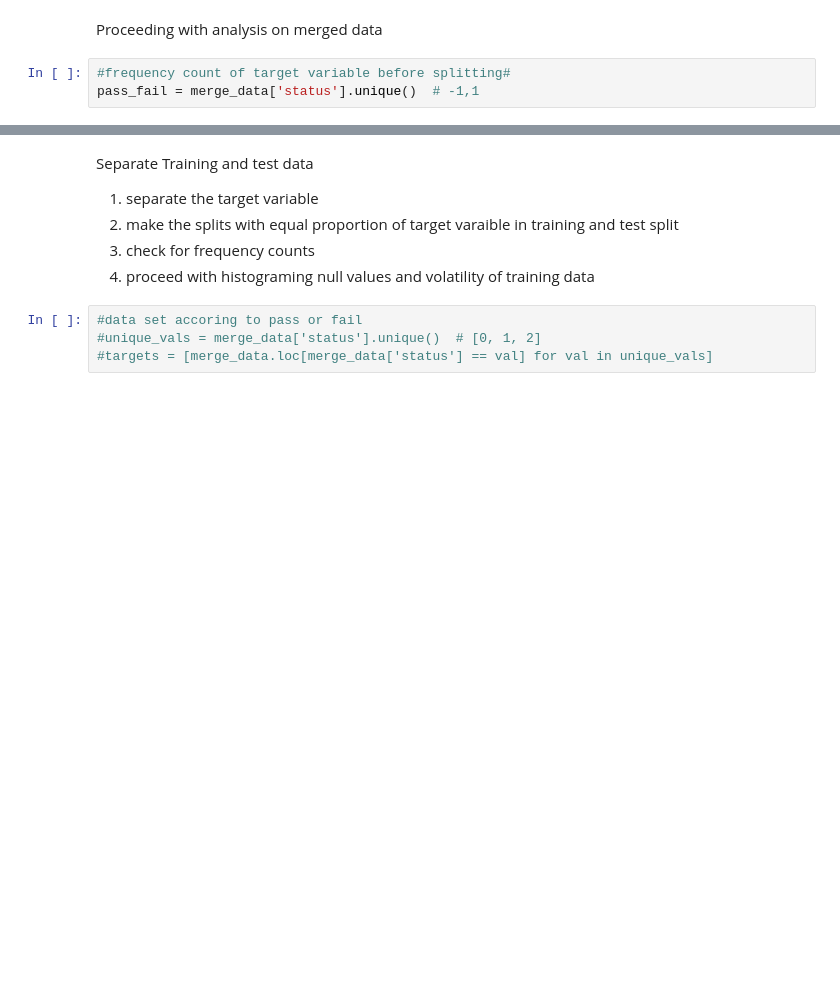
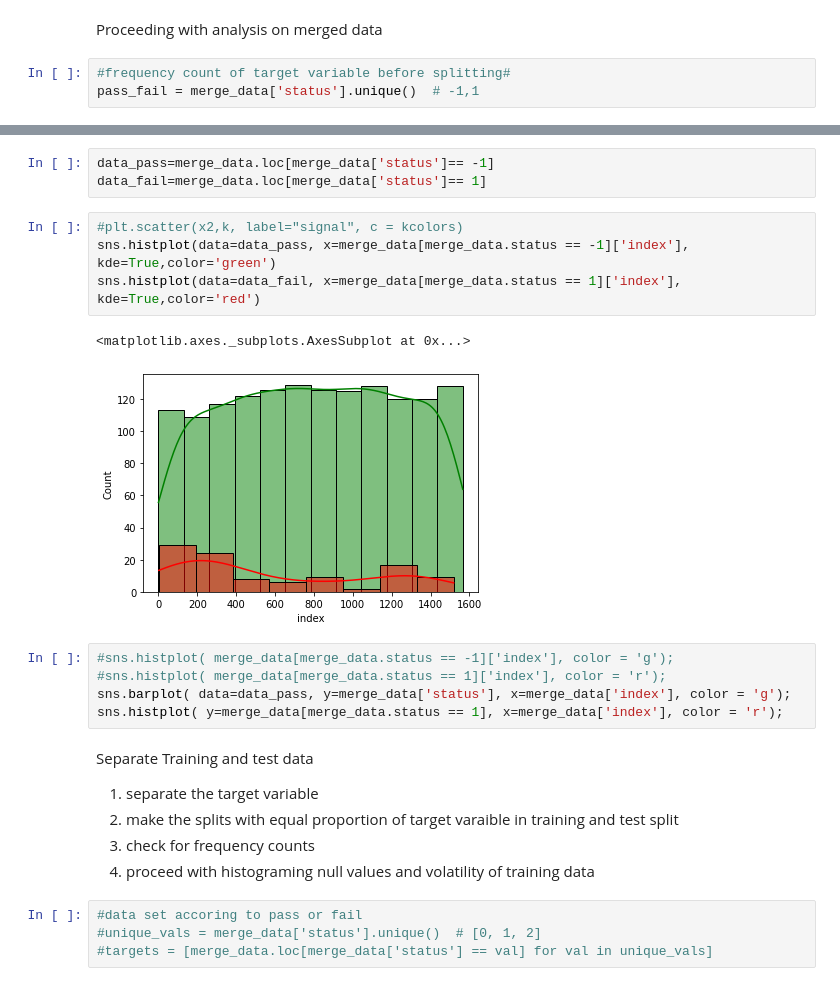
Before and after one commit to hinatanvir/Fault-Detection-SECOM, a Jupyter notebook: EDA.ipynb, the cells around one changed output, grey strips where cells are left out. Saved outputs shown, nothing was run; the diff lists cells and outputs as text; blank space fills up the shorter version.

```diff
--- a/EDA.ipynb
+++ b/EDA.ipynb
@@ -147,3 +152,18 @@ merge_data['status'].value_counts().plot(kind = 'bar',color='green')# 1463 pass
+# %%
+data_pass=merge_data.loc[merge_data['status']== -1]
+data_fail=merge_data.loc[merge_data['status']== 1]
+# %%
+#plt.scatter(x2,k, label="signal", c = kcolors)
+sns.histplot(data=data_pass, x=merge_data[merge_data.status == -1]['index'], kde=True,color='green')
+sns.histplot(data=data_fail, x=merge_data[merge_data.status == 1]['index'], kde=True,color='red')
+# %% [output]
+<matplotlib.axes._subplots.AxesSubplot at 0x...>
+[figure, added]
+# %%
+#sns.histplot( merge_data[merge_data.status == -1]['index'], color = 'g');
+#sns.histplot( merge_data[merge_data.status == 1]['index'], color = 'r');
+sns.barplot( data=data_pass, y=merge_data['status'], x=merge_data['index'], color = 'g');
+sns.histplot( y=merge_data[merge_data.status == 1], x=merge_data['index'], color = 'r');
 # %% [markdown]
 Separate Training and test data
 1. separate the target variable
```
Also changed, not shown: parts of 11 cells of this notebook.
